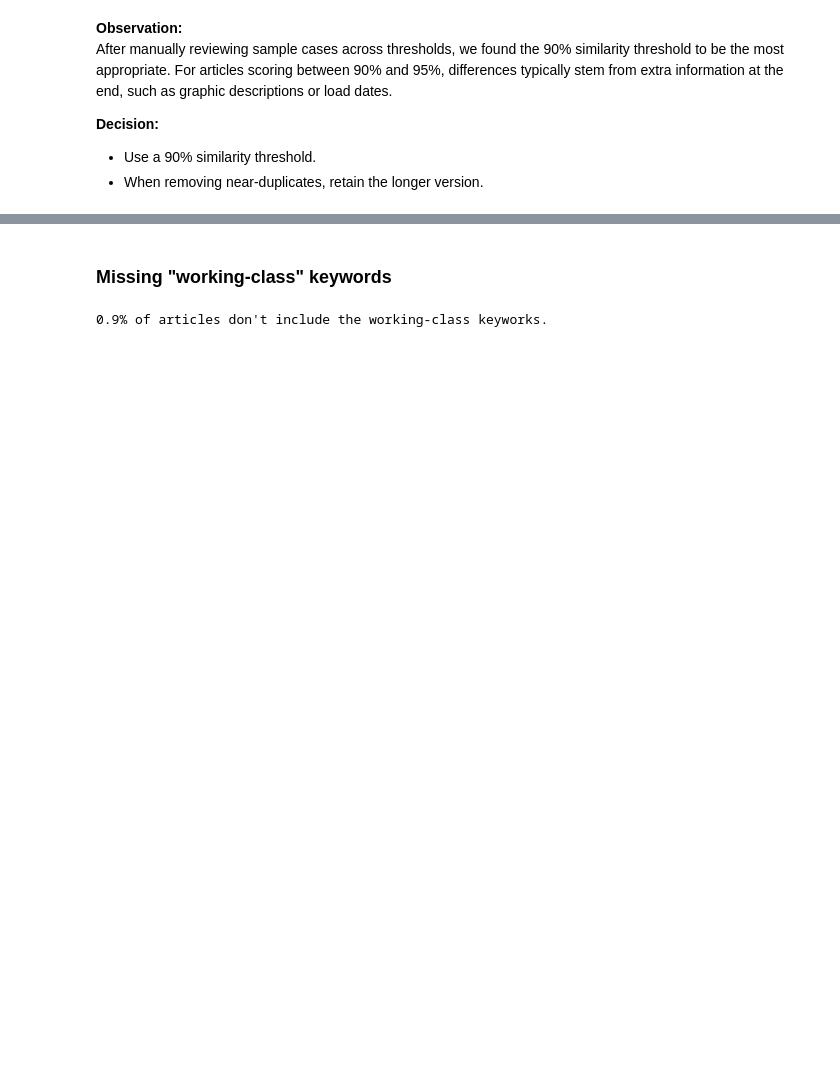
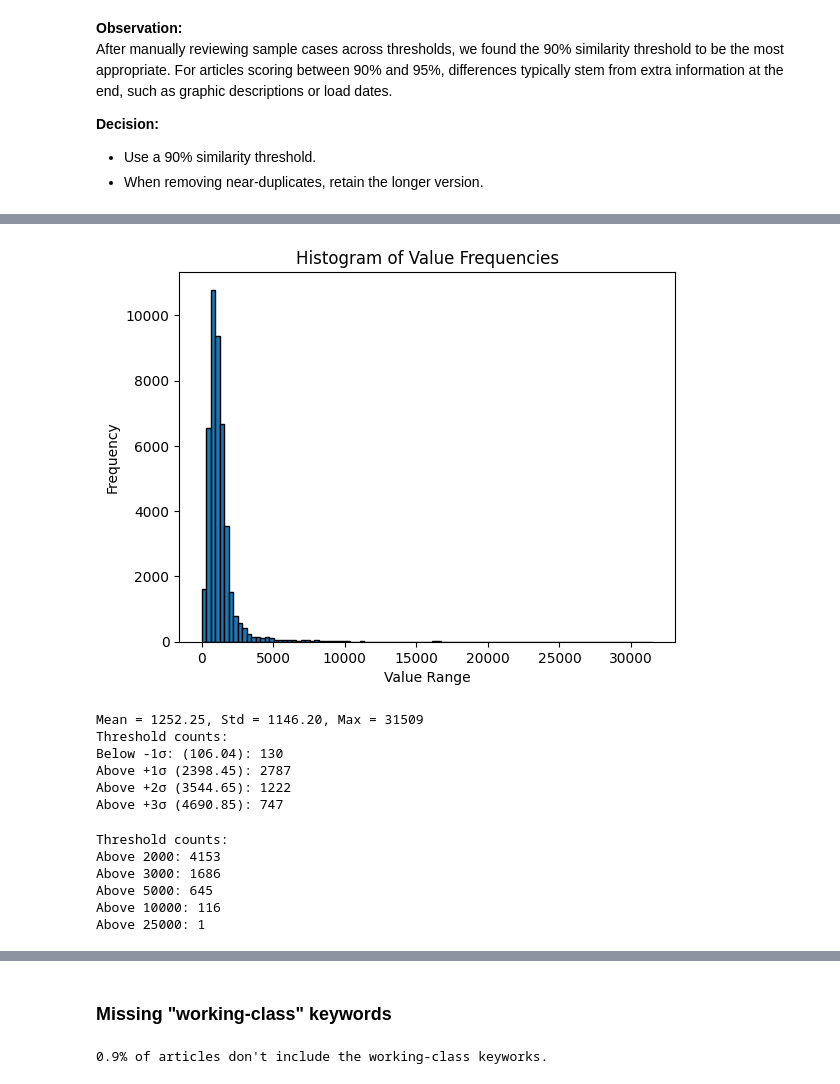
Before and after one commit to laurauguc/working_class_media_analysis, a Jupyter notebook: data_exploration/1.explore_parsed_data.ipynb, the cells around one changed output, grey strips where cells are left out. Cells and saved outputs as stored; diff of their text form; code cells hidden in the pictures; blank space fills up the shorter version.

```diff
--- a/data_exploration/1.explore_parsed_data.ipynb
+++ b/data_exploration/1.explore_parsed_data.ipynb
@@ -820,0 +977,60 @@ This section reviews sources of potential issues with the parsing script.
+# %%
+import matplotlib.pyplot as plt
+
+# Example list of continuous values
+# Create histogram
+plt.hist(df_articles['length'], bins=100, edgecolor='black')  # bins controls the number of intervals
+
+# Add labels and title
+plt.xlabel('Value Range')
+plt.ylabel('Frequency')
+plt.title('Histogram of Value Frequencies')
+
+# Show plot
+plt.show()
+# %% [output]
+[figure, added]
+# %%
+import numpy as np
+
+arr = np.array(df_articles['length'])
+
+# Mean and sample std deviation
+mean = np.mean(arr)
+std = np.std(arr, ddof=1)
+max_value = max(arr)
+
+# Define thresholds
+thresholds = {
+    "+1σ": mean + std,
+    "+2σ": mean + 2*std,
+    "+3σ": mean + 3*std
+}
+
+# Count how many values are above each threshold
+counts = {label: np.sum(arr > value) for label, value in thresholds.items()}
+
+print(f"Mean = {mean:.2f}, Std = {std:.2f}, Max = {max_value}")
+print("Threshold counts:")
+print(f"Below -1σ: ({round(mean - std,2)}): {np.sum(arr < (mean - std))}")
+for label, count in counts.items():
+    print(f"Above {label} ({round(thresholds[label],2)}): {count}")
+# %% [output]
+Mean = 1252.25, Std = 1146.20, Max = 31509
+Threshold counts:
+Below -1σ: (106.04): 130
+Above +1σ (2398.45): 2787
+Above +2σ (3544.65): 1222
+Above +3σ (4690.85): 747
+# %%
+thresholds = [2000, 3000, 5000, 10000, 25000]
+print("Threshold counts:")
+for threshold in thresholds:
+    print(f"Above {threshold}: {sum(df_articles['length'] > threshold)}")
+# %% [output]
+Threshold counts:
+Above 2000: 4153
+Above 3000: 1686
+Above 5000: 645
+Above 10000: 116
+Above 25000: 1
```
Also changed, not shown: parts of 38 cells of this notebook, 2 other files.
